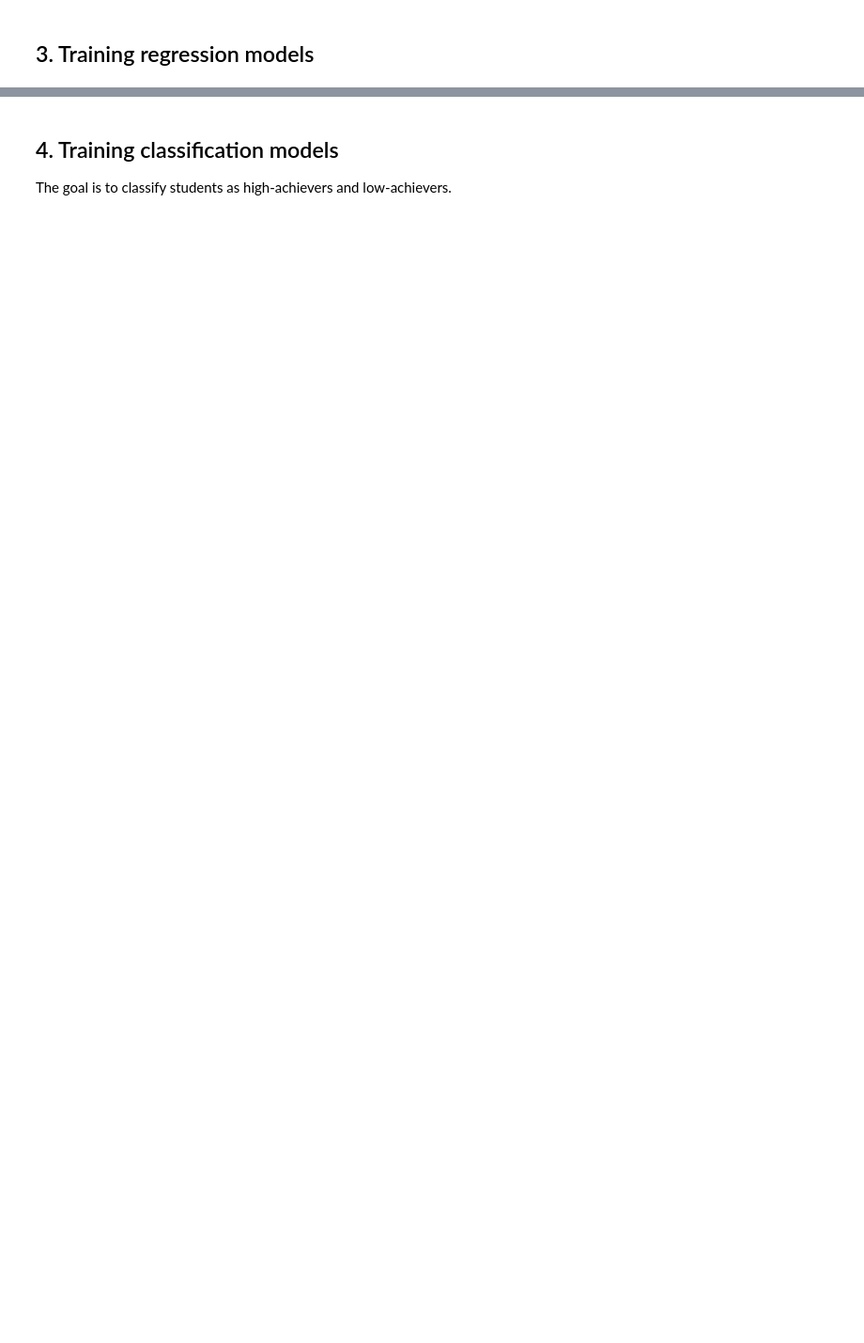
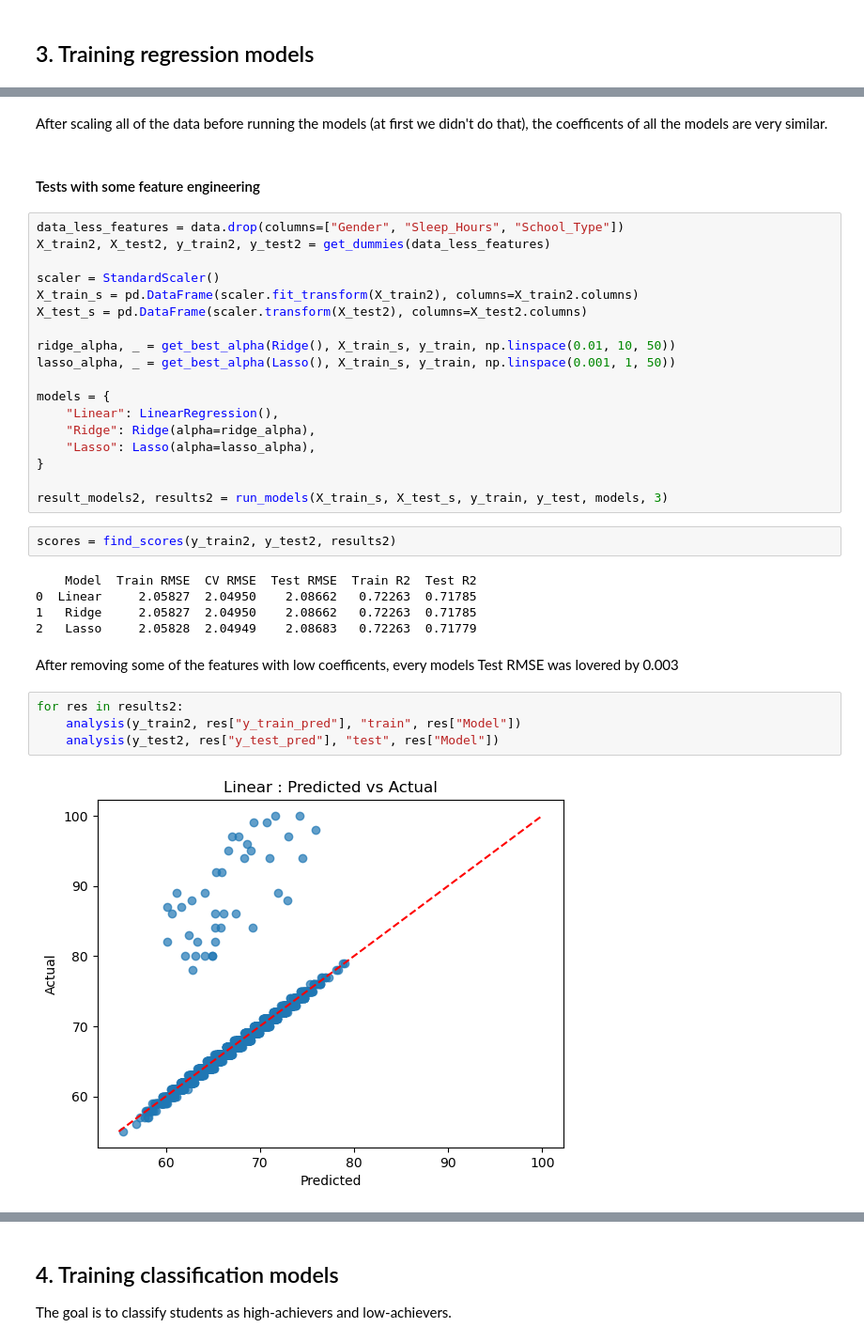
Before and after one commit to liisnele/IDS2025-performace-factors, a Jupyter notebook: StudentPerformance.ipynb, the cells around one changed output, grey strips where cells are left out. Shown at 94% size. Drawn from its saved outputs; the diff is of its cells as text; blank space fills up the shorter version.

```diff
--- a/StudentPerformance.ipynb
+++ b/StudentPerformance.ipynb
@@ -302,0 +497,37 @@ R2 0.7185098058414068
+# %% [markdown]
+After scaling all of the data before running the models (at first we didn't do that), the coefficents of all the models are very similar.
+# %% [markdown]
+#### Tests with some feature engineering
+# %%
+data_less_features = data.drop(columns=["Gender", "Sleep_Hours", "School_Type"])
+X_train2, X_test2, y_train2, y_test2 = get_dummies(data_less_features)
+
+scaler = StandardScaler()
+X_train_s = pd.DataFrame(scaler.fit_transform(X_train2), columns=X_train2.columns)
+X_test_s = pd.DataFrame(scaler.transform(X_test2), columns=X_test2.columns)
+
+ridge_alpha, _ = get_best_alpha(Ridge(), X_train_s, y_train, np.linspace(0.01, 10, 50))
+lasso_alpha, _ = get_best_alpha(Lasso(), X_train_s, y_train, np.linspace(0.001, 1, 50))
+
+models = {
+    "Linear": LinearRegression(),
+    "Ridge": Ridge(alpha=ridge_alpha),
+    "Lasso": Lasso(alpha=lasso_alpha),
+}
+
+result_models2, results2 = run_models(X_train_s, X_test_s, y_train, y_test, models, 3)
+# %%
+scores = find_scores(y_train2, y_test2, results2)
+# %% [output]
+    Model  Train RMSE  CV RMSE  Test RMSE  Train R2  Test R2
+0  Linear     2.05827  2.04950    2.08662   0.72263  0.71785
+1   Ridge     2.05827  2.04950    2.08662   0.72263  0.71785
+2   Lasso     2.05828  2.04949    2.08683   0.72263  0.71779
+# %% [markdown]
+After removing some of the features with low coefficents, every models Test RMSE was lovered by 0.003
+# %%
+for res in results2:
+    analysis(y_train2, res["y_train_pred"], "train", res["Model"])
+    analysis(y_test2, res["y_test_pred"], "test", res["Model"])
+# %% [output]
+[figure, added]
```
Also changed, not shown: parts of 53 cells of this notebook, 1 other file.
